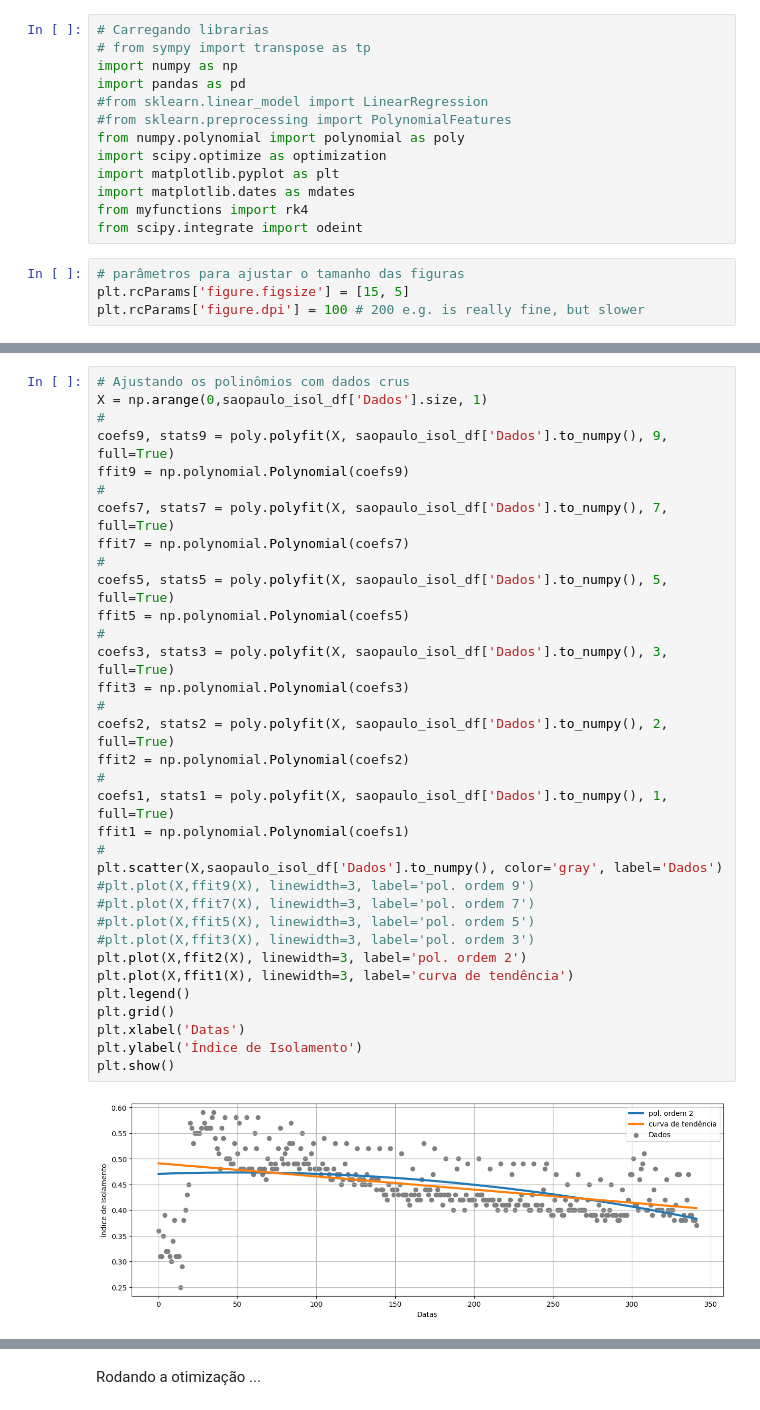
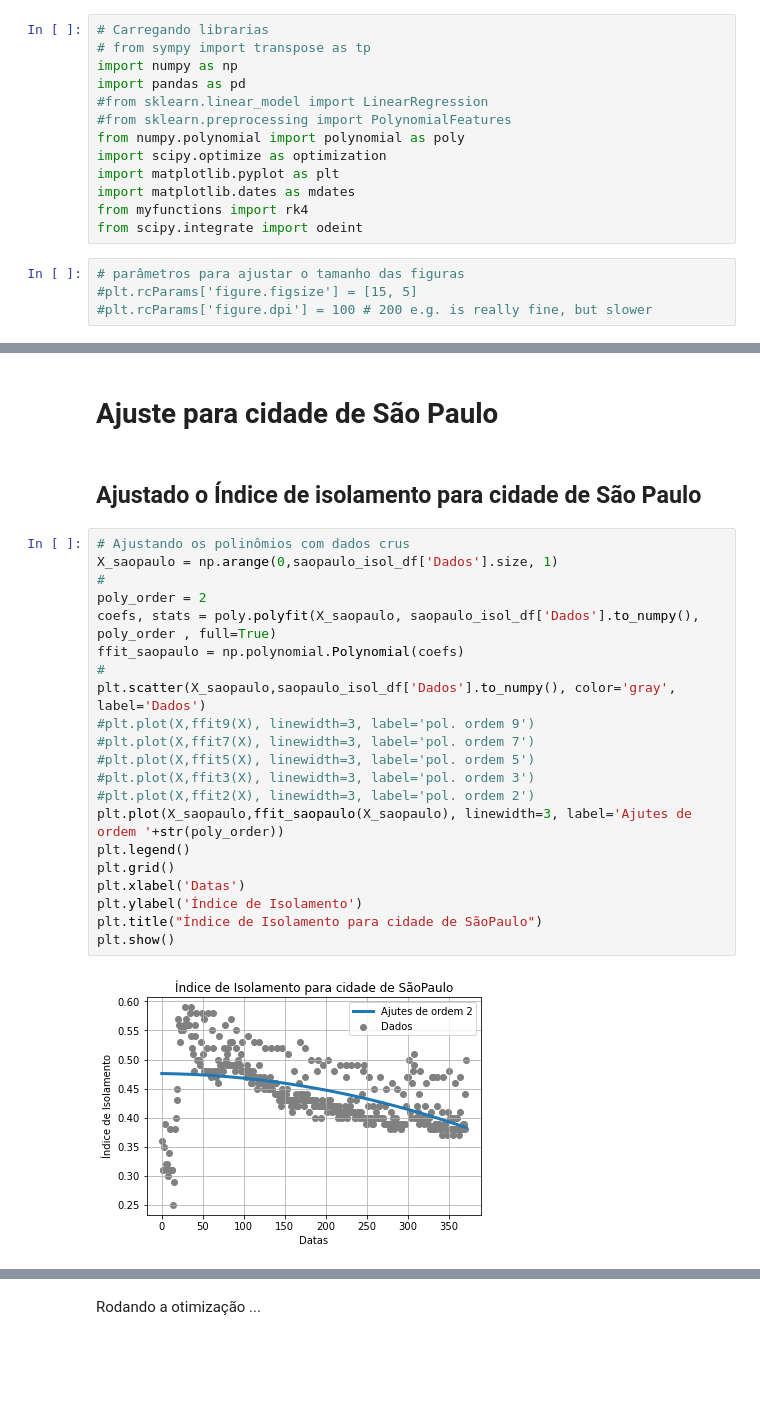
Before and after one commit to dferruzzo/Covid-19, a Jupyter notebook: Ajuste do Índice de Isolamento.ipynb, the cells around one changed output, grey strips where cells are left out. Cells and saved outputs as stored; diff of their text form; blank space fills up the shorter version.

```diff
--- a/Ajuste do Índice de Isolamento.ipynb
+++ b/Ajuste do Índice de Isolamento.ipynb
@@ -18,5 +20,5 @@ from myfunctions import rk4
 from scipy.integrate import odeint
 # %%
 # parâmetros para ajustar o tamanho das figuras
-plt.rcParams['figure.figsize'] = [15, 5]
-plt.rcParams['figure.dpi'] = 100 # 200 e.g. is really fine, but slower
+#plt.rcParams['figure.figsize'] = [15, 5]
+#plt.rcParams['figure.dpi'] = 100 # 200 e.g. is really fine, but slower
@@ -49,36 +240,27 @@ Ajustamos os dados reais com polinômios de 5, 6 e 7 ordem.
+# %% [markdown]
+# Ajuste para cidade de São Paulo
+# %% [markdown]
+## Ajustado o Índice de isolamento para cidade de São Paulo
 # %%
 # Ajustando os polinômios com dados crus
-X = np.arange(0,saopaulo_isol_df['Dados'].size, 1)
+X_saopaulo = np.arange(0,saopaulo_isol_df['Dados'].size, 1)
 #
-coefs9, stats9 = poly.polyfit(X, saopaulo_isol_df['Dados'].to_numpy(), 9, full=True)
-ffit9 = np.polynomial.Polynomial(coefs9)
+poly_order = 2
+coefs, stats = poly.polyfit(X_saopaulo, saopaulo_isol_df['Dados'].to_numpy(), poly_order , full=True)
+ffit_saopaulo = np.polynomial.Polynomial(coefs)
 #
-coefs7, stats7 = poly.polyfit(X, saopaulo_isol_df['Dados'].to_numpy(), 7, full=True)
-ffit7 = np.polynomial.Polynomial(coefs7)
-#
-coefs5, stats5 = poly.polyfit(X, saopaulo_isol_df['Dados'].to_numpy(), 5, full=True)
-ffit5 = np.polynomial.Polynomial(coefs5)
-#
-coefs3, stats3 = poly.polyfit(X, saopaulo_isol_df['Dados'].to_numpy(), 3, full=True)
-ffit3 = np.polynomial.Polynomial(coefs3)
-#
-coefs2, stats2 = poly.polyfit(X, saopaulo_isol_df['Dados'].to_numpy(), 2, full=True)
-ffit2 = np.polynomial.Polynomial(coefs2)
-#
-coefs1, stats1 = poly.polyfit(X, saopaulo_isol_df['Dados'].to_numpy(), 1, full=True)
-ffit1 = np.polynomial.Polynomial(coefs1)
-#
-plt.scatter(X,saopaulo_isol_df['Dados'].to_numpy(), color='gray', label='Dados')
+plt.scatter(X_saopaulo,saopaulo_isol_df['Dados'].to_numpy(), color='gray', label='Dados')
 #plt.plot(X,ffit9(X), linewidth=3, label='pol. ordem 9')
 #plt.plot(X,ffit7(X), linewidth=3, label='pol. ordem 7')
 #plt.plot(X,ffit5(X), linewidth=3, label='pol. ordem 5')
 #plt.plot(X,ffit3(X), linewidth=3, label='pol. ordem 3')
-plt.plot(X,ffit2(X), linewidth=3, label='pol. ordem 2')
-plt.plot(X,ffit1(X), linewidth=3, label='curva de tendência')
+#plt.plot(X,ffit2(X), linewidth=3, label='pol. ordem 2')
+plt.plot(X_saopaulo,ffit_saopaulo(X_saopaulo), linewidth=3, label='Ajutes de ordem '+str(poly_order))
 plt.legend()
 plt.grid()
 plt.xlabel('Datas')
 plt.ylabel('Índice de Isolamento')
+plt.title("Índice de Isolamento para cidade de SãoPaulo")
 plt.show()
 # %% [output]
-[figure, old version]
+[figure, new version]
```
Also changed, not shown: parts of 69 cells of this notebook, 13 other files.
